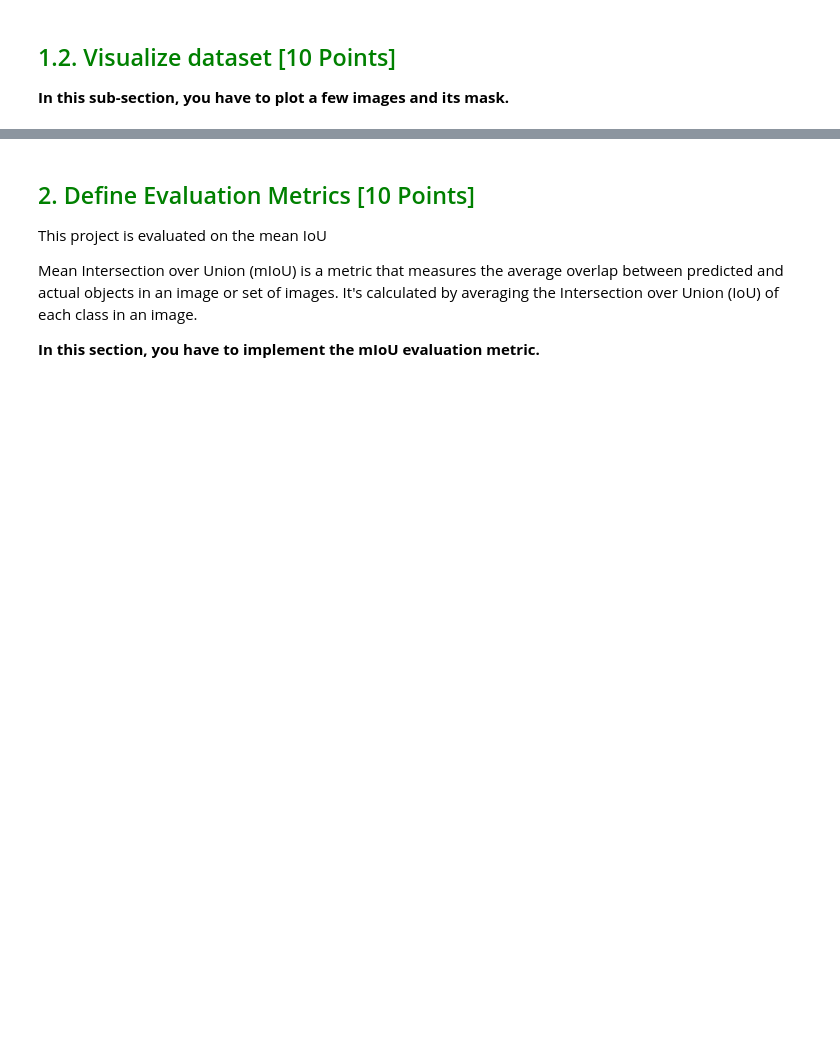
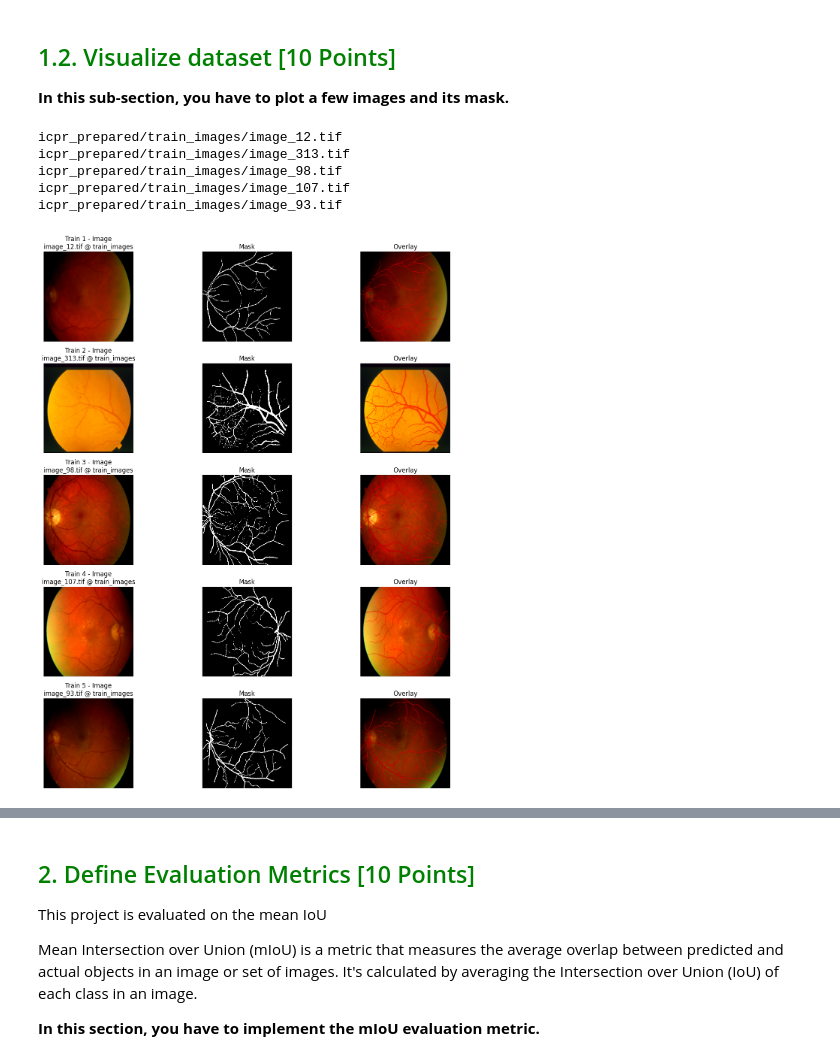
Before and after one commit to PJXIO-Dev/opencv-project3, a Jupyter notebook: Project3_Semantic_Segmentation_Starter_Notebook.ipynb, the cells around one changed output, grey strips where cells are left out. Saved outputs shown, nothing was run; the diff lists cells and outputs as text; code cells hidden in the pictures; blank space fills up the shorter version.

```diff
--- a/Project3_Semantic_Segmentation_Starter_Notebook.ipynb
+++ b/Project3_Semantic_Segmentation_Starter_Notebook.ipynb
@@ -91,3 +325,45 @@ if not os.path.exists(dataset_path):
 
 
 **In this sub-section,  you have to plot a few images and its mask.**
+# %%
+def visualize_samples(dataset, num_samples: int = 5, title_prefix: str = 'Sample'):
+    to_display = min(num_samples, len(dataset))
+    if to_display == 0:
+        print('Dataset is empty, nothing to visualize.')
+        return
+    plt.figure(figsize=(14, 3 * to_display))
+    for idx in range(to_display):
+        image, mask = dataset[idx]
+        sample_path = dataset.samples[idx][0] if hasattr(dataset, 'samples') else None
+        print(sample_path)
+        sample_name = Path(sample_path).name if sample_path is not None else f'sample_{idx}'
+        sample_folder = Path(sample_path).parent.name if sample_path is not None else 'unknown_folder'
+        overlay = overlay_mask_on_image(image, mask)
+        base_np = image.permute(1, 2, 0).numpy()
+        mask_np = mask.numpy()
+
+        plt.subplot(to_display, 3, idx * 3 + 1)
+        plt.imshow(base_np)
+        plt.title(f"{title_prefix} {idx+1} - Image\n{sample_name} @ {sample_folder}")
+        plt.axis('off')
+
+        plt.subplot(to_display, 3, idx * 3 + 2)
+        plt.imshow(mask_np, cmap='gray')
+        plt.title('Mask')
+        plt.axis('off')
+
+        plt.subplot(to_display, 3, idx * 3 + 3)
+        plt.imshow(overlay)
+        plt.title('Overlay')
+        plt.axis('off')
+    plt.tight_layout()
+    plt.show()
+# %%
+visualize_samples(train_dataset if len(train_dataset) > 0 else val_dataset, num_samples=5, title_prefix='Train')
+# %% [output]
+icpr_prepared/train_images/image_12.tif
+icpr_prepared/train_images/image_313.tif
+icpr_prepared/train_images/image_98.tif
+icpr_prepared/train_images/image_107.tif
+icpr_prepared/train_images/image_93.tif
+[figure, added]
```
Also changed, not shown: parts of 20 cells of this notebook.
